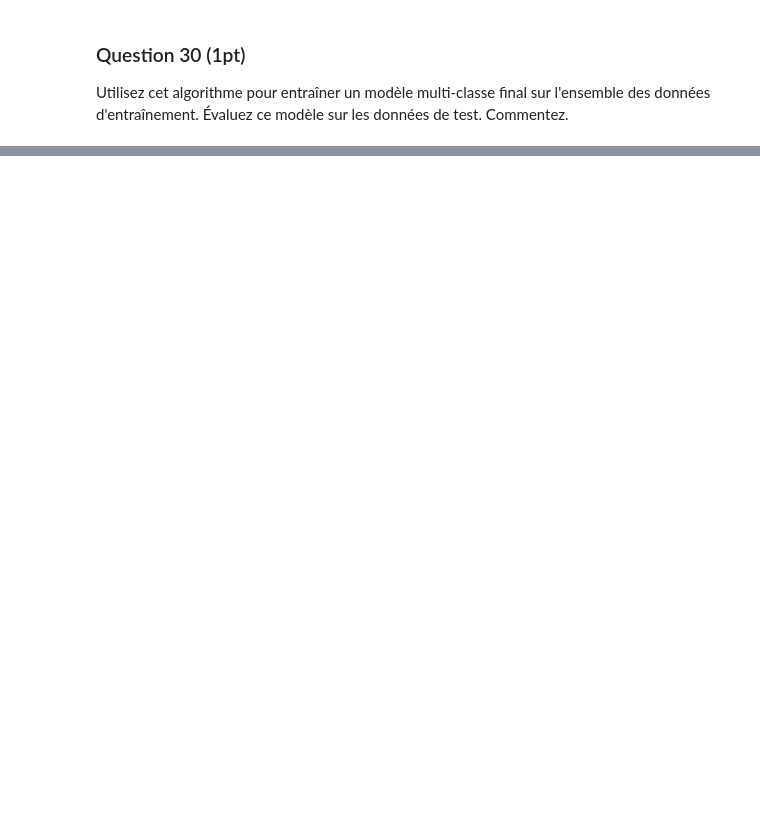
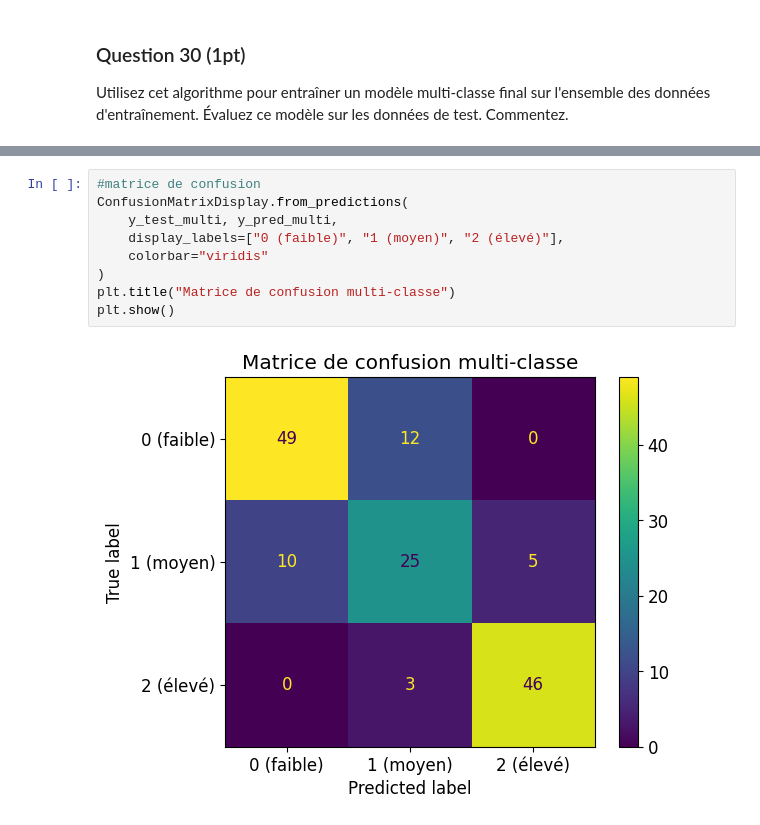
Before and after one commit to baptiste-michaud/projet_science_des_donnees, a Jupyter notebook: baptiste.ipynb, the cells around one changed output, grey strips where cells are left out. Drawn from its saved outputs; the diff is of its cells as text; blank space fills up the shorter version.

```diff
--- a/baptiste.ipynb
+++ b/baptiste.ipynb
@@ -1057,0 +1204,11 @@ Utilisez cet algorithme pour entraîner un modèle multi-classe final sur l'ense
+# %%
+#matrice de confusion
+ConfusionMatrixDisplay.from_predictions(
+    y_test_multi, y_pred_multi,
+    display_labels=["0 (faible)", "1 (moyen)", "2 (élevé)"],
+    colorbar="viridis"
+)
+plt.title("Matrice de confusion multi-classe")
+plt.show()
+# %% [output]
+[figure, added]
```
Also changed, not shown: parts of 18 cells of this notebook.
